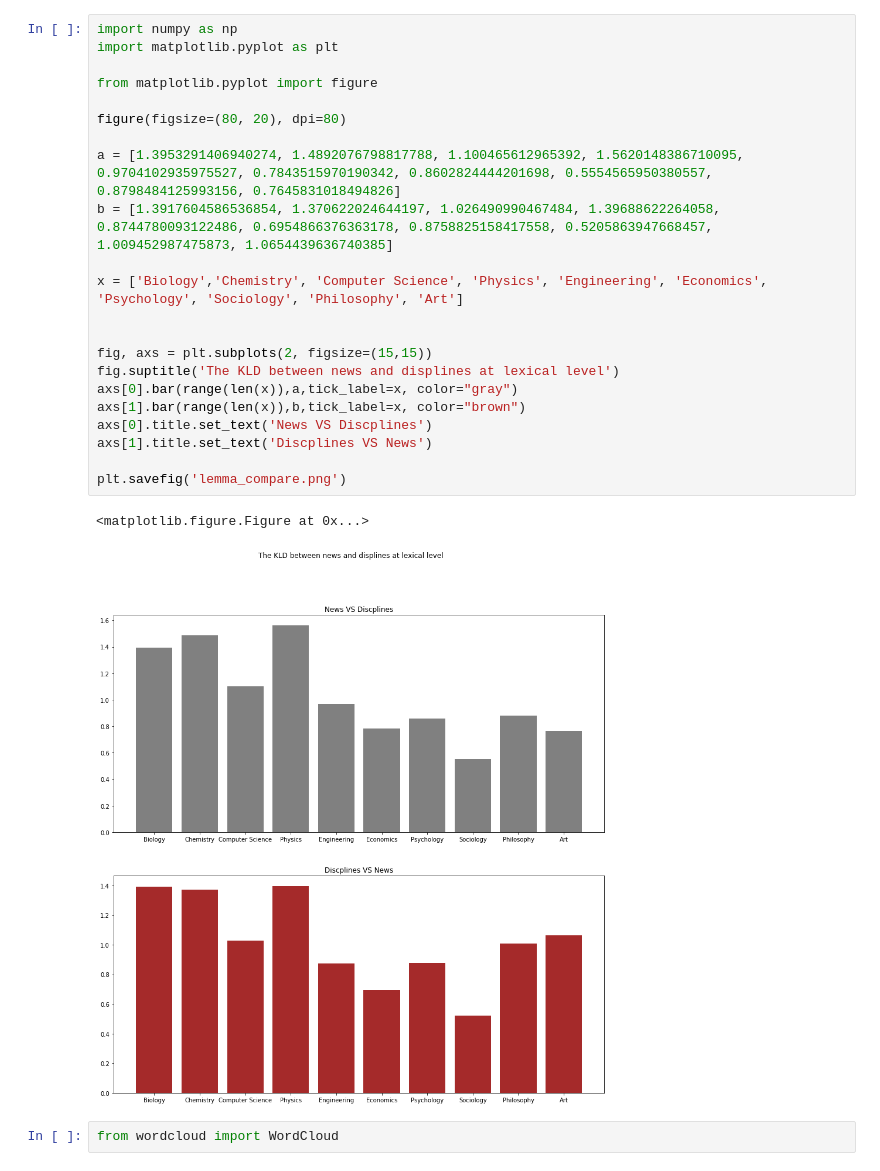
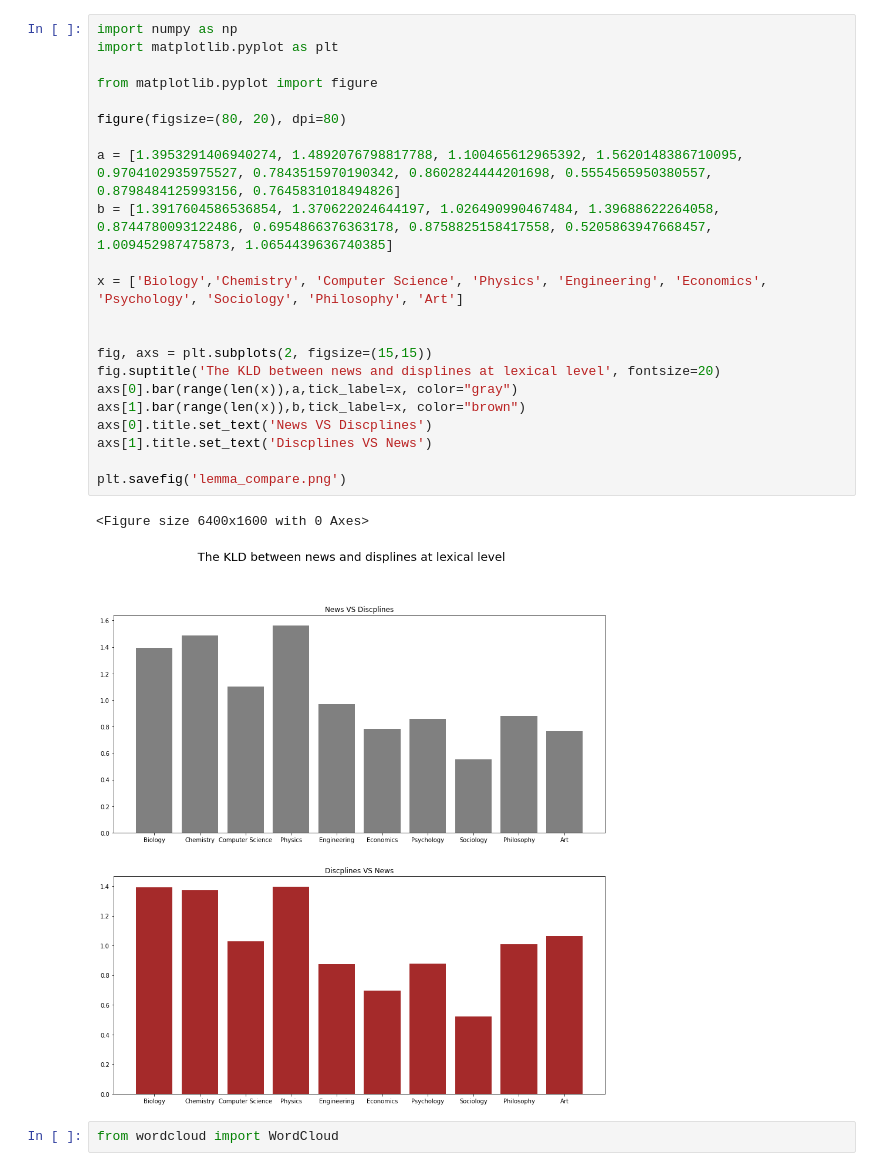
Before and after one commit to XiaoxuanLu/Capstone, a Jupyter notebook: graph.ipynb, the cells around one changed output. Saved outputs shown, nothing was run; the diff lists cells and outputs as text.

```diff
--- a/graph.ipynb
+++ b/graph.ipynb
@@ -1,28 +1,28 @@
 # %%
 import numpy as np
 import matplotlib.pyplot as plt
 
 from matplotlib.pyplot import figure
 
 figure(figsize=(80, 20), dpi=80)
 
 a = [1.3953291406940274, 1.4892076798817788, 1.100465612965392, 1.5620148386710095, 0.9704102935975527, 0.7843515970190342, 0.8602824444201698, 0.5554565950380557, 0.8798484125993156, 0.7645831018494826]
 b = [1.3917604586536854, 1.370622024644197, 1.026490990467484, 1.39688622264058, 0.8744780093122486, 0.6954866376363178, 0.8758825158417558, 0.5205863947668457, 1.009452987475873, 1.0654439636740385]
 
 x = ['Biology','Chemistry', 'Computer Science', 'Physics', 'Engineering', 'Economics', 'Psychology', 'Sociology', 'Philosophy', 'Art']
 
 
 fig, axs = plt.subplots(2, figsize=(15,15))
-fig.suptitle('The KLD between news and displines at lexical level')
+fig.suptitle('The KLD between news and displines at lexical level', fontsize=20)
 axs[0].bar(range(len(x)),a,tick_label=x, color="gray")
 axs[1].bar(range(len(x)),b,tick_label=x, color="brown")
 axs[0].title.set_text('News VS Discplines')
 axs[1].title.set_text('Discplines VS News')
 
 plt.savefig('lemma_compare.png')
 # %% [output]
-<matplotlib.figure.Figure at 0x...>
+<Figure size 6400x1600 with 0 Axes>
-[figure, old version]
+[figure, new version]
 # %%
 from wordcloud import WordCloud
 # %%
```
Also changed, not shown: parts of 2 cells of this notebook, 2 other files.
